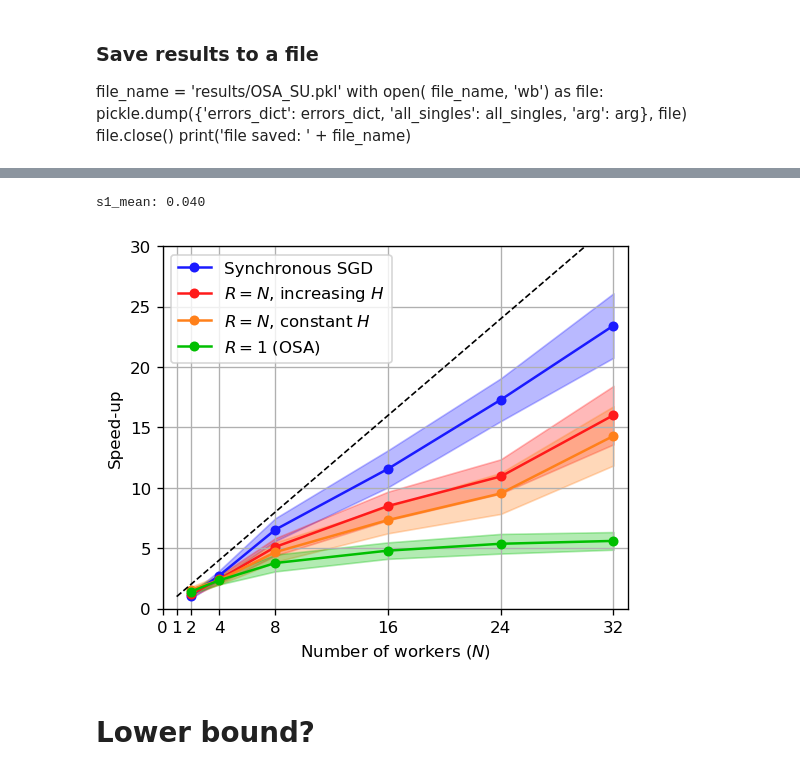
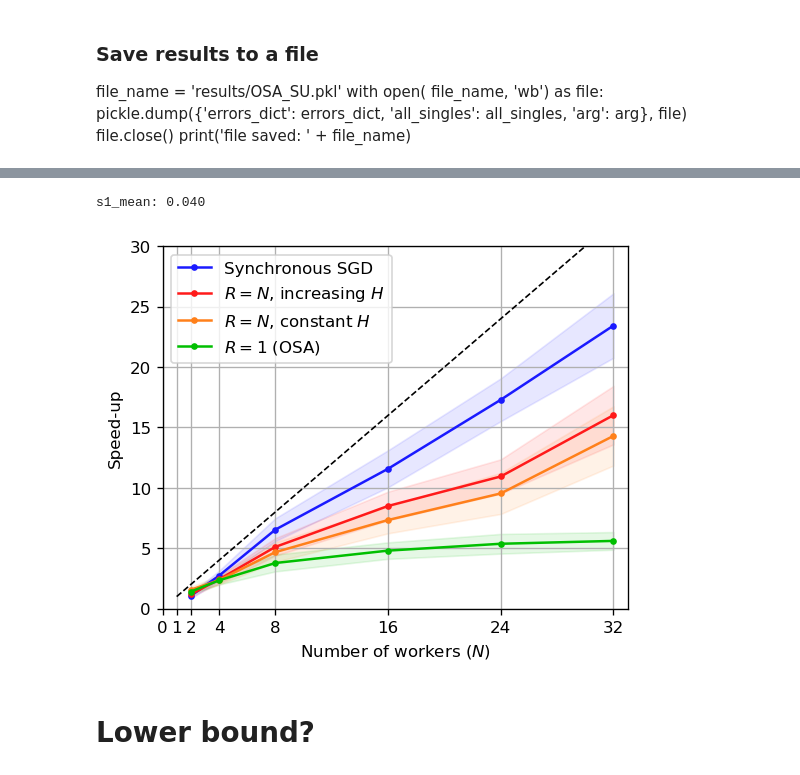
Before and after one commit to spiridonoff/Local-SGD, a Jupyter notebook: quadratic_double.ipynb, the cells around one changed output, grey strips where cells are left out. Saved outputs shown, nothing was run; the diff lists cells and outputs as text; code cells hidden in the pictures.

Commit message:
produce speed-up plot

```diff
--- a/quadratic_double.ipynb
+++ b/quadratic_double.ipynb
@@ -372,36 +374,36 @@ for mode in ['sync', 'increasing', 'constant', 'osa']:
     errors_inverse_mean = []
     errors_inverse_std = []
 
     for N in arg.N_su:
         n_samples = errors_dict[mode][N].shape[0]
 
         errors_mean.append(np.median(errors_dict[mode][N][:,n_smooth:], axis=1).mean())
         errors_std.append(np.median(errors_dict[mode][N][:,n_smooth:], axis=1).std() / np.sqrt(n_samples))
 
         errors_inverse_mean.append(np.median(1.0/errors_dict[mode][N][:,n_smooth:], axis=1).mean())
         errors_inverse_std.append(np.median(1.0/errors_dict[mode][N][:,n_smooth:], axis=1).std() / np.sqrt(n_samples))
 
-    plt.plot(arg.N_su, s1_mean/np.array(errors_mean), '-o', ms=5 ,label=plot_labels[mode], color = plot_colors[mode])
+    plt.plot(arg.N_su, s1_mean/np.array(errors_mean), '-o', ms=3 ,label=plot_labels[mode], color = plot_colors[mode])
 
     su_std = np.sqrt((np.array(errors_inverse_mean)*s1_std)**2 + (np.array(errors_inverse_std)*s1_mean)**2)
-    plt.fill_between(arg.N_su, s1_mean/np.array(errors_mean) - su_std, s1_mean/np.array(errors_mean) + su_std, alpha = 0.3, color = plot_colors[mode])
+    plt.fill_between(arg.N_su, s1_mean/np.array(errors_mean) - su_std, s1_mean/np.array(errors_mean) + su_std, alpha = 0.1, color = plot_colors[mode])
 
 
 plt.plot(range(1,33),range(1,33), '--', lw=1, c='black')
 
 plt.xlabel(r'Number of workers ($N$)')
 plt.ylabel('Speed-up')
 
 plt.xticks([0,1,2,4,8,16,24,32])
 # plt.axis('equal')
 plt.axis([0,33,0,30])
 plt.grid()
 plt.legend()
 # plt.savefig('figures/speed-up.png', dpi=240, transparent=False, bbox_inches='tight')
 plt.show()
 # %% [output]
 s1_mean: 0.040
-[figure, old version]
+[figure, new version]
 # %% [markdown]
 # Lower bound?
 # %%
```
Also changed, not shown: parts of 3 cells of this notebook.
